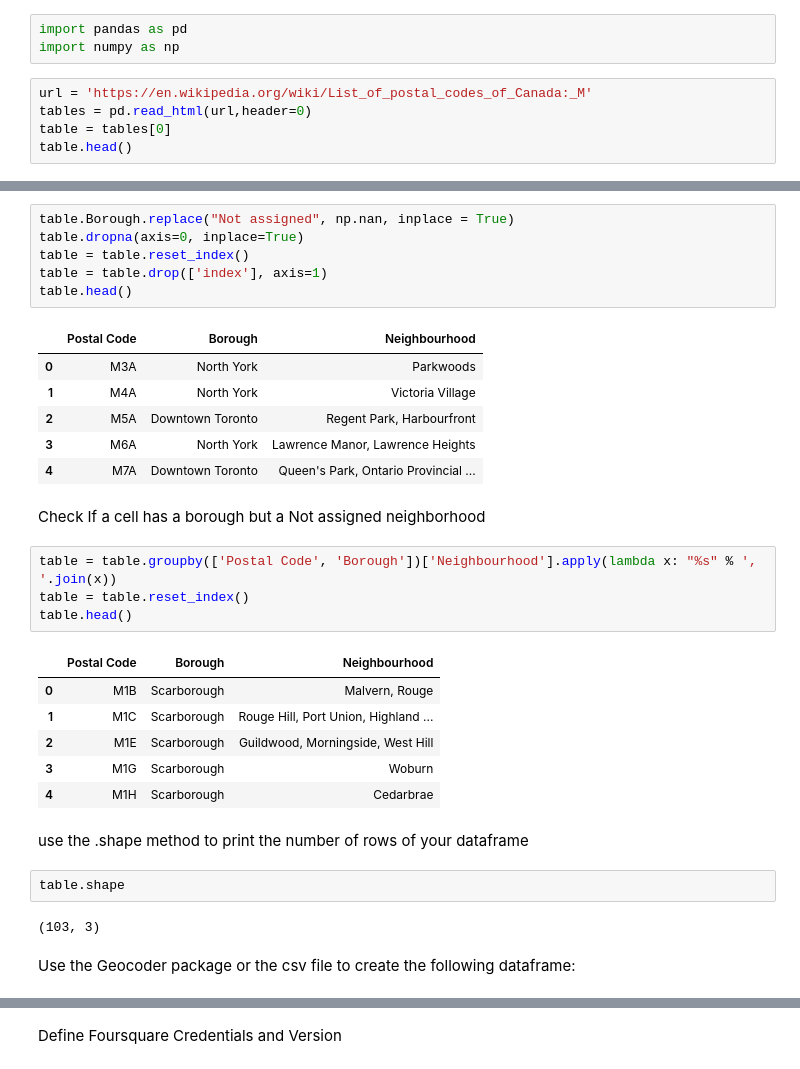
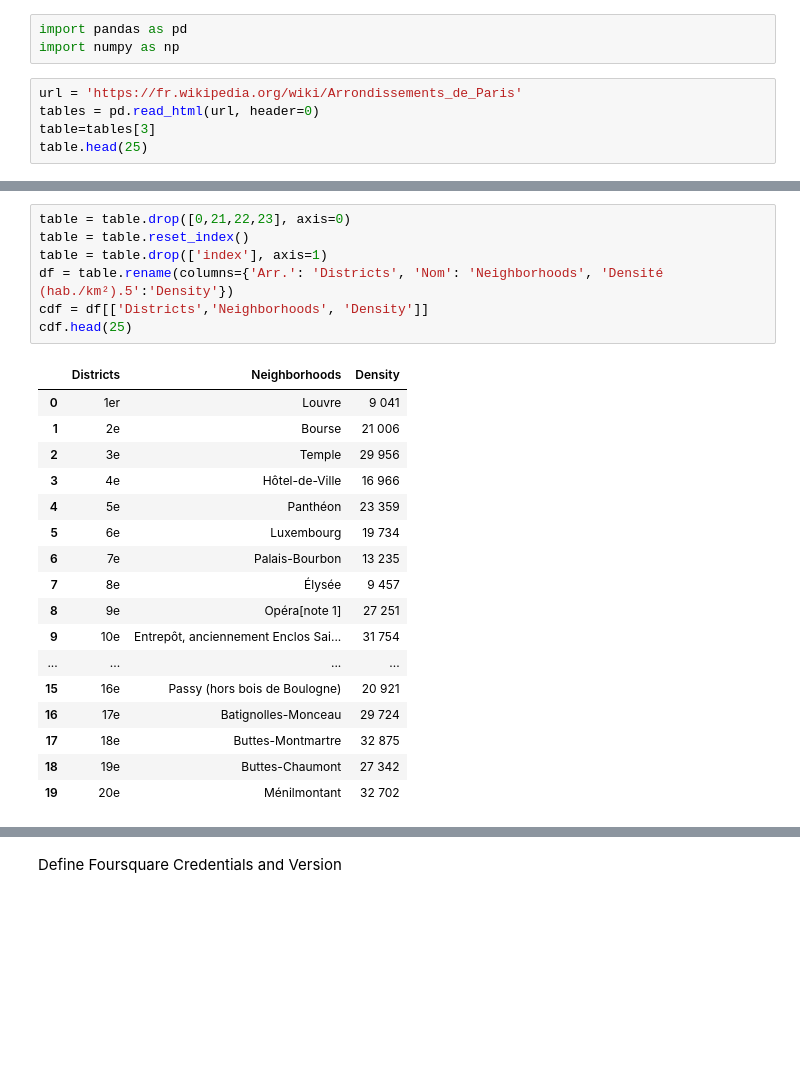
Before and after one commit to carofr123/Coursera_Capstone, a Jupyter notebook: Week3 Capstone.ipynb, the cells around one changed output, grey strips where cells are left out. Drawn from its saved outputs; the diff is of its cells as text; blank space fills up the shorter version.

```diff
--- a/Week3 Capstone.ipynb
+++ b/Week3 Capstone.ipynb
@@ -2,8 +2,8 @@
 import pandas as pd
 import numpy as np
 # %%
-url = 'https://en.wikipedia.org/wiki/List_of_postal_codes_of_Canada:_M'
-tables = pd.read_html(url,header=0)
-table = tables[0]
-table.head()
+url = 'https://fr.wikipedia.org/wiki/Arrondissements_de_Paris'
+tables = pd.read_html(url, header=0)
+table=tables[3]
+table.head(25)
 # %% [output]
@@ -18,34 +27,25 @@ table.head()
 # %%
-table.Borough.replace("Not assigned", np.nan, inplace = True)
-table.dropna(axis=0, inplace=True)
+table = table.drop([0,21,22,23], axis=0)
 table = table.reset_index()
 table = table.drop(['index'], axis=1)
-table.head()
+df = table.rename(columns={'Arr.': 'Districts', 'Nom': 'Neighborhoods', 'Densité (hab./km²).5':'Density'})
+cdf = df[['Districts','Neighborhoods', 'Density']]
+cdf.head(25)
 # %% [output]
-|  | Postal Code | Borough | Neighbourhood |
-| 0 | M3A | North York | Parkwoods |
-| 1 | M4A | North York | Victoria Village |
-| 2 | M5A | Downtown Toronto | Regent Park, Harbourfront |
-| 3 | M6A | North York | Lawrence Manor, Lawrence Heights |
-| 4 | M7A | Downtown Toronto | Queen's Park, Ontario Provincial ... |
+|  | Districts | Neighborhoods | Density |
+| 0 | 1er | Louvre | 9 041 |
+| 1 | 2e | Bourse | 21 006 |
+| 2 | 3e | Temple | 29 956 |
+| 3 | 4e | Hôtel-de-Ville | 16 966 |
+| 4 | 5e | Panthéon | 23 359 |
+| 5 | 6e | Luxembourg | 19 734 |
+| 6 | 7e | Palais-Bourbon | 13 235 |
+| 7 | 8e | Élysée | 9 457 |
+| 8 | 9e | Opéra[note 1] | 27 251 |
+| 9 | 10e | Entrepôt, anciennement Enclos Sai... | 31 754 |
+| ... | ... | ... | ... |
+| 15 | 16e | Passy (hors bois de Boulogne) | 20 921 |
+| 16 | 17e | Batignolles-Monceau | 29 724 |
+| 17 | 18e | Buttes-Montmartre | 32 875 |
+| 18 | 19e | Buttes-Chaumont | 27 342 |
+| 19 | 20e | Ménilmontant | 32 702 |
-# %% [markdown]
-Check If a cell has a borough but a Not assigned neighborhood
-# %%
-table = table.groupby(['Postal Code', 'Borough'])['Neighbourhood'].apply(lambda x: "%s" % ', '.join(x))
-table = table.reset_index()
-table.head()
-# %% [output]
-|  | Postal Code | Borough | Neighbourhood |
-| 0 | M1B | Scarborough | Malvern, Rouge |
-| 1 | M1C | Scarborough | Rouge Hill, Port Union, Highland ... |
-| 2 | M1E | Scarborough | Guildwood, Morningside, West Hill |
-| 3 | M1G | Scarborough | Woburn |
-| 4 | M1H | Scarborough | Cedarbrae |
-# %% [markdown]
-use the .shape method to print the number of rows of your dataframe
-# %%
-table.shape
-# %% [output]
-(103, 3)
-# %% [markdown]
-Use the Geocoder package or the csv file to create the following dataframe:
```
Also changed, not shown: parts of 58 cells of this notebook.
